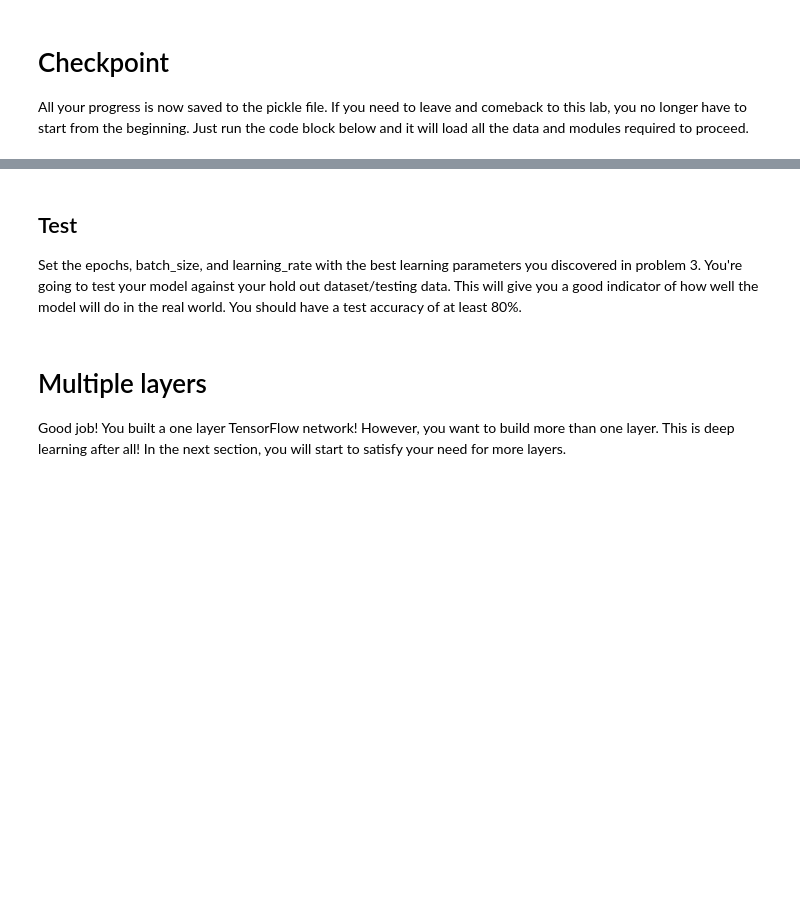
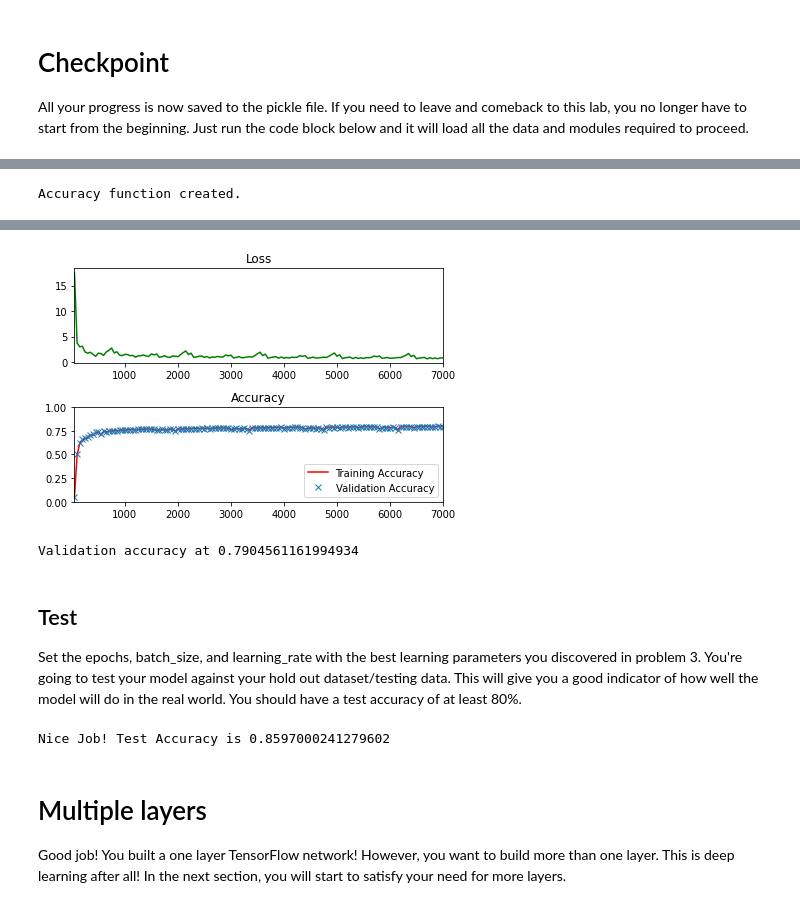
Before and after one commit to zmostafa/CarND-TensorFlow-Lab, a Jupyter notebook: lab.ipynb, the cells around one changed output, grey strips where cells are left out. Saved outputs shown, nothing was run; the diff lists cells and outputs as text; code cells hidden in the pictures; blank space fills up the shorter version.

Commit message:
Fininsh the lab ,chainging tensotflow version to allow using of placeholder

```diff
--- a/lab.ipynb
+++ b/lab.ipynb
@@ -271,10 +275,8 @@ features = tf.placeholder(tf.float32)
 labels = tf.placeholder(tf.float32)
 
 # TODO: Set the weights and biases tensors
-weights = tf.placeholder(tf.truncated_normal(features_count, labels_count))
-biases = tf.Variable(initial_value=tf.zeros(labels_count))
-
-
+weights = tf.Variable(tf.truncated_normal((features_count, labels_count)))
+biases = tf.Variable(tf.zeros(labels_count))
 
 ### DON'T MODIFY ANYTHING BELOW ###
 
@@ -341,6 +347,8 @@ is_correct_prediction = tf.equal(tf.argmax(prediction, 1), tf.argmax(labels, 1))
 accuracy = tf.reduce_mean(tf.cast(is_correct_prediction, tf.float32))
 
 print('Accuracy function created.')
+# %% [output]
+Accuracy function created.
 # %% [markdown]
 <img src="https://github.com/zmostafa/CarND-TensorFlow-Lab/blob/master/image/learn_rate_tune.png?raw=1" style="height: 60%;width: 60%">
 
@@ -385,11 +393,20 @@ The code will print out a Loss and Accuracy graph, so you can see how well the n
 *If you're having trouble solving problem 3, you can view the solution [here](https://github.com/udacity/CarND-TensorFlow-Lab/blob/master/solutions.ipynb).*
 # %%
 # TODO: Find the best parameters for each configuration
-# epochs =
-# batch_size =
-# learning_rate =
+# # Config 1 Validation accuracy at 0.09529824554920197
+# epochs = 1
+# batch_size = 500
+# learning_rate = 0.01
 
+# # Config 2 Validation accuracy at 0.5566315650939941
+# epochs = 1
+# batch_size = 100
+# learning_rate = 0.01
 
+# Config 3 Validation accuracy at 0.7870877385139465
+epochs = 5
+batch_size = 100
+learning_rate = 0.2
 
 ### DON'T MODIFY ANYTHING BELOW ###
 # Gradient Descent
@@ -430,42 +447,45 @@ with tf.Session() as session:
             if not batch_i % log_batch_step:
                 # Calculate Training and Validation accuracy
                 training_accuracy = session.run(accuracy, feed_dict=train_feed_dict)
                 validation_accuracy = session.run(accuracy, feed_dict=valid_feed_dict)
 
                 # Log batches
                 previous_batch = batches[-1] if batches else 0
                 batches.append(log_batch_step + previous_batch)
                 loss_batch.append(l)
                 train_acc_batch.append(training_accuracy)
                 valid_acc_batch.append(validation_accuracy)
 
         # Check accuracy against Validation data
         validation_accuracy = session.run(accuracy, feed_dict=valid_feed_dict)
 
 loss_plot = plt.subplot(211)
 loss_plot.set_title('Loss')
 loss_plot.plot(batches, loss_batch, 'g')
 loss_plot.set_xlim([batches[0], batches[-1]])
 acc_plot = plt.subplot(212)
 acc_plot.set_title('Accuracy')
 acc_plot.plot(batches, train_acc_batch, 'r', label='Training Accuracy')
 acc_plot.plot(batches, valid_acc_batch, 'x', label='Validation Accuracy')
 acc_plot.set_ylim([0, 1.0])
 acc_plot.set_xlim([batches[0], batches[-1]])
 acc_plot.legend(loc=4)
 plt.tight_layout()
 plt.show()
 
 print('Validation accuracy at {}'.format(validation_accuracy))
+# %% [output]
+[figure, added]
+Validation accuracy at 0.7904561161994934
 # %% [markdown]
 ## Test
 
 Set the epochs, batch_size, and learning_rate with the best learning parameters you discovered in problem 3.  You're going to test your model against your hold out dataset/testing data.  This will give you a good indicator of how well the model will do in the real world.  You should have a test accuracy of at least 80%.
 # %%
 # TODO: Set the epochs, batch_size, and learning_rate with the best parameters from problem 3
-# epochs =
-# batch_size =
-# learning_rate =
+epochs = 5
+batch_size = 100
+learning_rate = 0.2
 
 
 
@@ -499,6 +519,8 @@ with tf.Session() as session:
 
 assert test_accuracy >= 0.80, 'Test accuracy at {}, should be equal to or greater than 0.80'.format(test_accuracy)
 print('Nice Job! Test Accuracy is {}'.format(test_accuracy))
+# %% [output]
+Nice Job! Test Accuracy is 0.8597000241279602
 # %% [markdown]
 # Multiple layers
 
```
Also changed, not shown: parts of 4 cells of this notebook.
